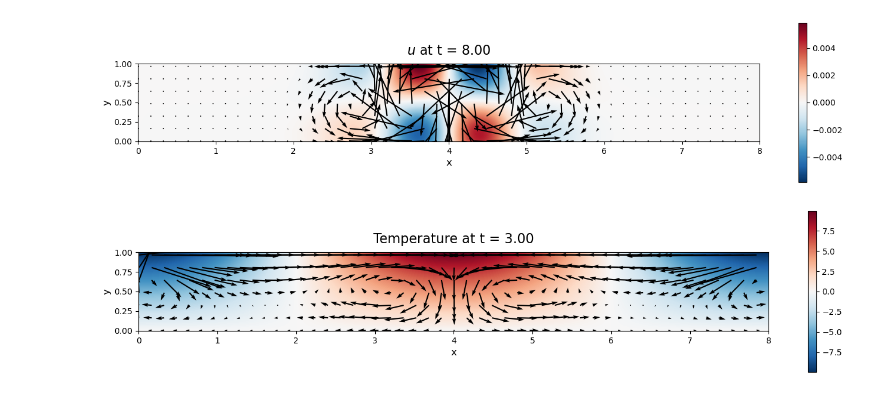
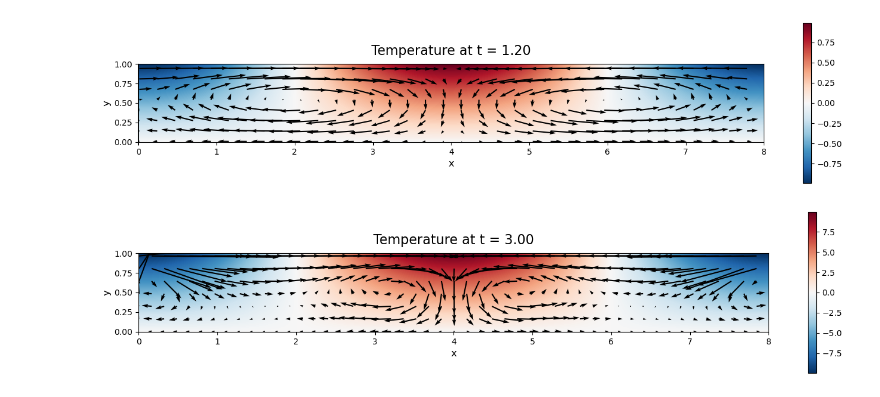
Before and after one commit to victorballester7/thermohaline-convection, a Jupyter notebook: src/plot.ipynb, the cells around one changed output. Saved outputs shown, nothing was run; the diff lists cells and outputs as text; code cells hidden in the pictures.

```diff
--- a/src/plot.ipynb
+++ b/src/plot.ipynb
@@ -97,7 +97,7 @@ def plot(folder_path, slice_time, plot_var):
     cax = plt.imshow(data, **plot_args)  # 'cax' is the collection or image object returned by imshow
 
     # add quiver plot with u and v with 1/numth of the points
-    num = 8
+    num = 16
     uu, vv, XX, YY = u[::num, ::num], v[::num, ::num], X[::num, ::num], Y[::num, ::num]
     # uuvv = np.sqrt(uu**2 + vv**2)
     # uu, vv = uu/uuvv, vv/uuvv
@@ -142,10 +142,10 @@ def plot_diagram():
                   label=states[i])
 
   # Set labels and title
-  plt.xlabel('R_rho')
-  plt.ylabel('Le')
+  plt.xlabel(r'$R_\rho$')
+  plt.ylabel(r'$\mathrm{Le}$')
   plt.title('State diagram')
-  plt.xscale('log')
+  # plt.xscale('log')
   plt.yscale('log')
 
   # Add legend
@@ -163,7 +163,6 @@ def plot_diagram():
 
   # Show plot
   plt.grid(True)
-  plt.show()
 # %%
 print_setup()
 # %% [output]
@@ -185,10 +191,10 @@ plot_var = T
 # %%
-plot("../output/results/", 800, 'u')
+plot("../output/results/", 12, 'T')
 
 # plt.savefig("../data/images/vor_30_circlefin.pdf")
 plt.show()
 # %% [output]
-[figure, old version]
+[figure, new version]
 # %%
 plot("../output/results/", 300, 'T')
 
```
Also changed, not shown: parts of 8 cells of this notebook, 51 other files.
